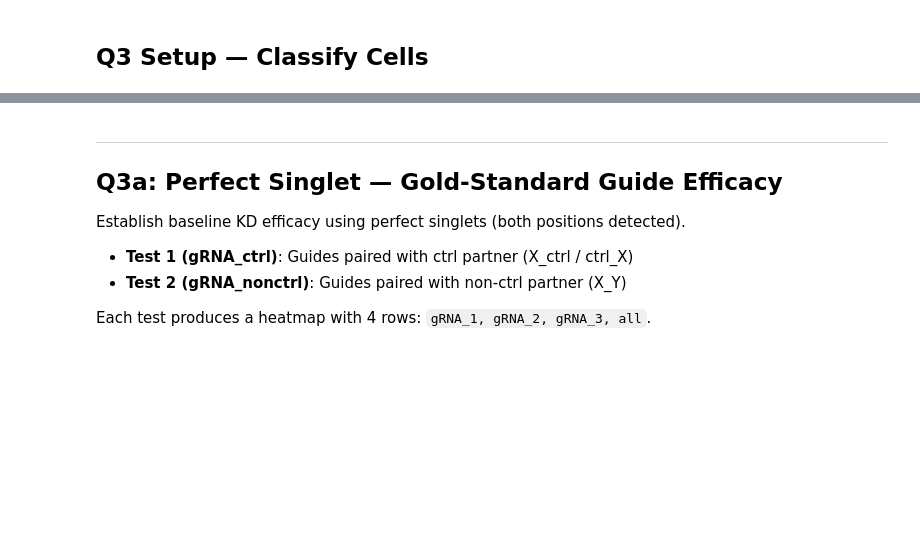
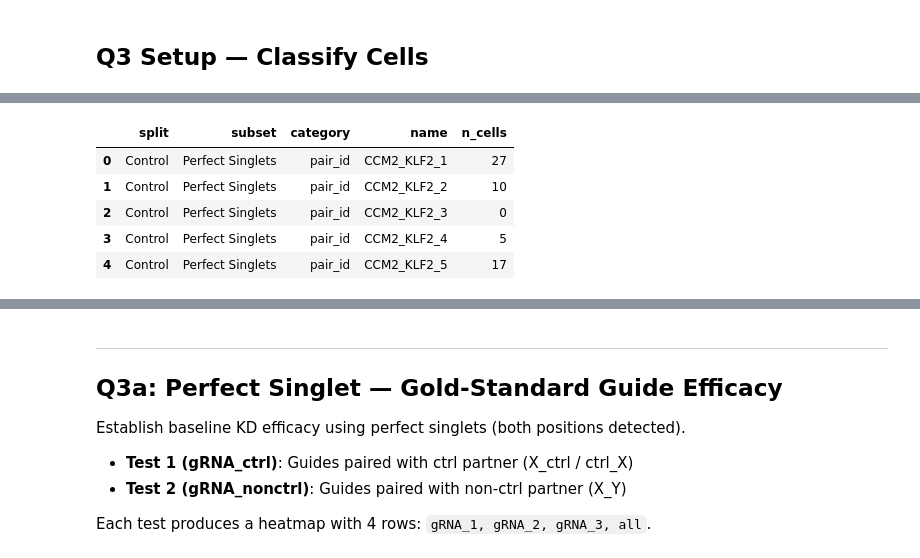
Before and after one commit to jhjiang2020/CSM_ccperturbseq, a Jupyter notebook: scripts/qc_analysis.ipynb, the cells around one changed output, grey strips where cells are left out. Saved outputs shown, nothing was run; the diff lists cells and outputs as text; code cells hidden in the pictures; blank space fills up the shorter version.

```diff
--- a/scripts/qc_analysis.ipynb
+++ b/scripts/qc_analysis.ipynb
@@ -432,0 +428,9 @@ display(summary_df)
+# %%
+full_df.head()
+# %% [output]
+|  | split | subset | category | name | n_cells |
+| 0 | Control | Perfect Singlets | pair_id | CCM2_KLF2_1 | 27 |
+| 1 | Control | Perfect Singlets | pair_id | CCM2_KLF2_2 | 10 |
+| 2 | Control | Perfect Singlets | pair_id | CCM2_KLF2_3 | 0 |
+| 3 | Control | Perfect Singlets | pair_id | CCM2_KLF2_4 | 5 |
+| 4 | Control | Perfect Singlets | pair_id | CCM2_KLF2_5 | 17 |
```
Also changed, not shown: parts of 5 cells of this notebook, 4 other files.
